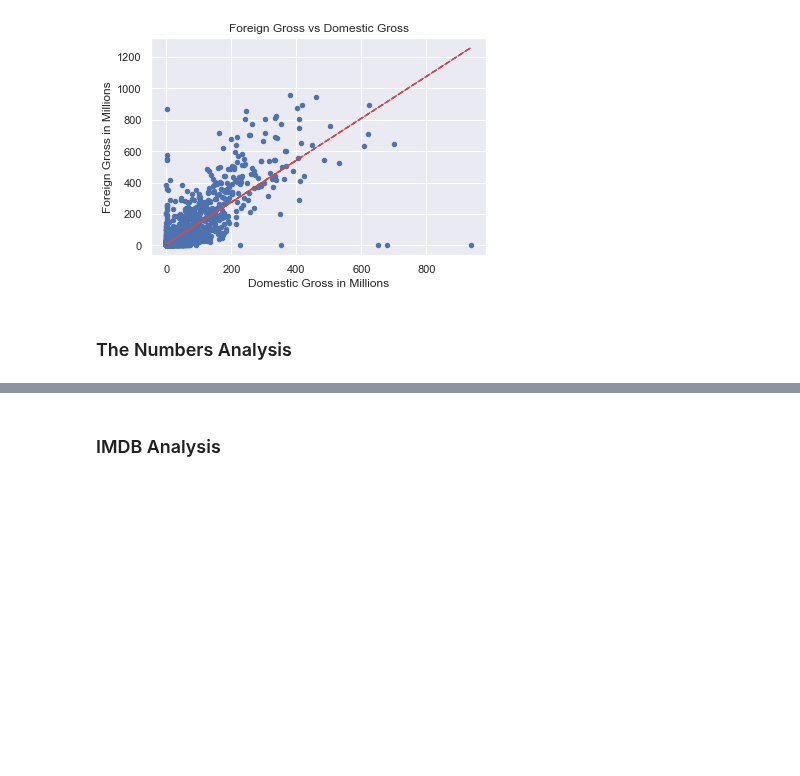
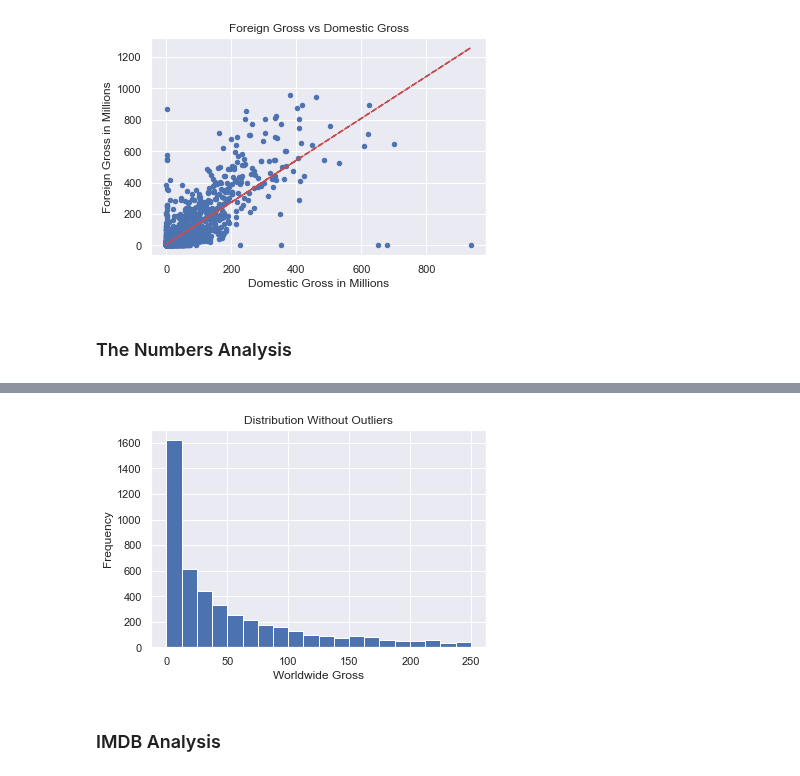
Before and after one commit to mehince/group-1-capstone, a Jupyter notebook: Finalized Notebook.ipynb, the cells around one changed output, grey strips where cells are left out. Cells and saved outputs as stored; diff of their text form; code cells hidden in the pictures; blank space fills up the shorter version.

```diff
--- a/Finalized Notebook.ipynb
+++ b/Finalized Notebook.ipynb
@@ -393,3 +417,11 @@ axs.set_ylabel('Foreign Gross in Millions');
+# %%
+# Excludes all of the outliers to get a better visualization
+fig, axs = plt.subplots()
+budget_df[budget_df['worldwide_gross'] <= 250]['worldwide_gross'].plot.hist(bins=20, ax=axs)
+axs.set_title('Distribution Without Outliers')
+axs.set_xlabel('Worldwide Gross');
+# %% [output]
+[figure, added]
 # %% [markdown]
 ### IMDB Analysis
 # %%
```
Also changed, not shown: parts of 53 cells of this notebook.
